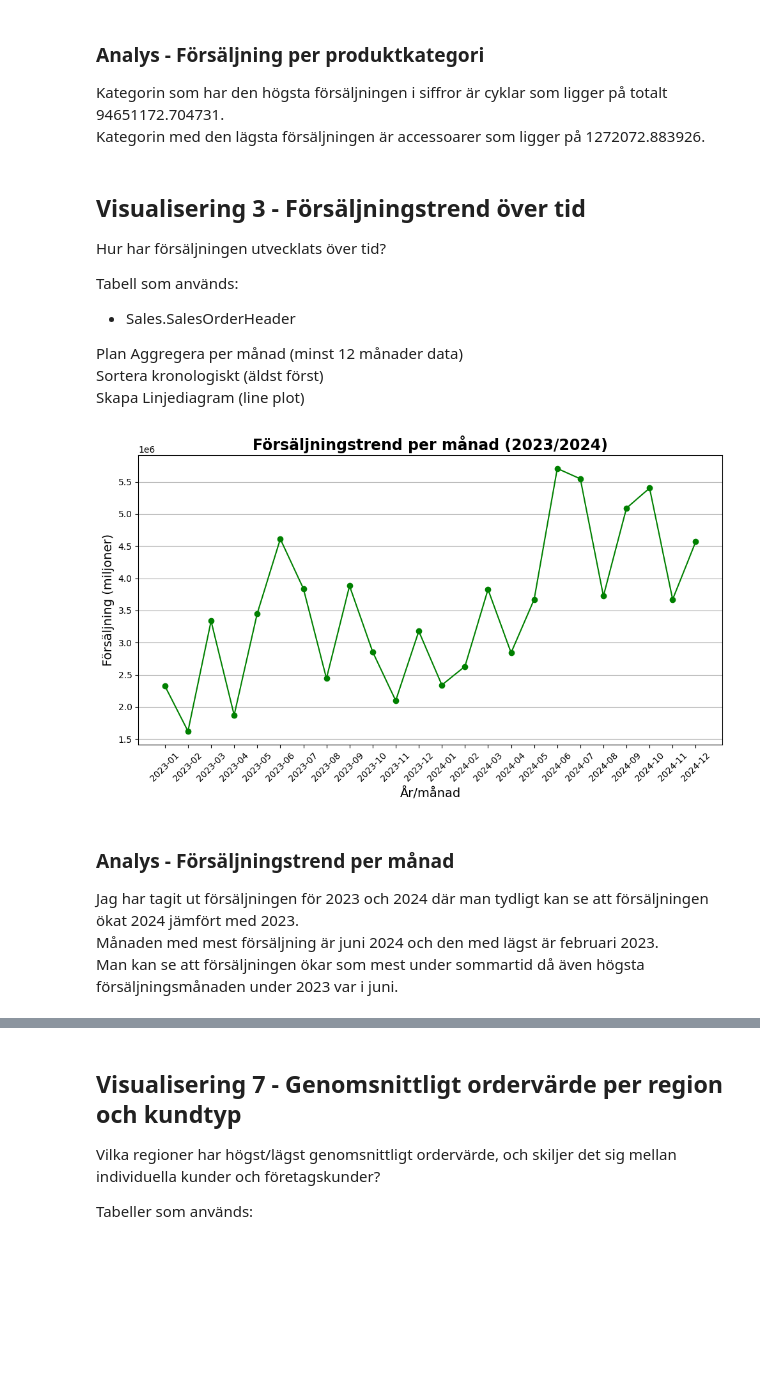
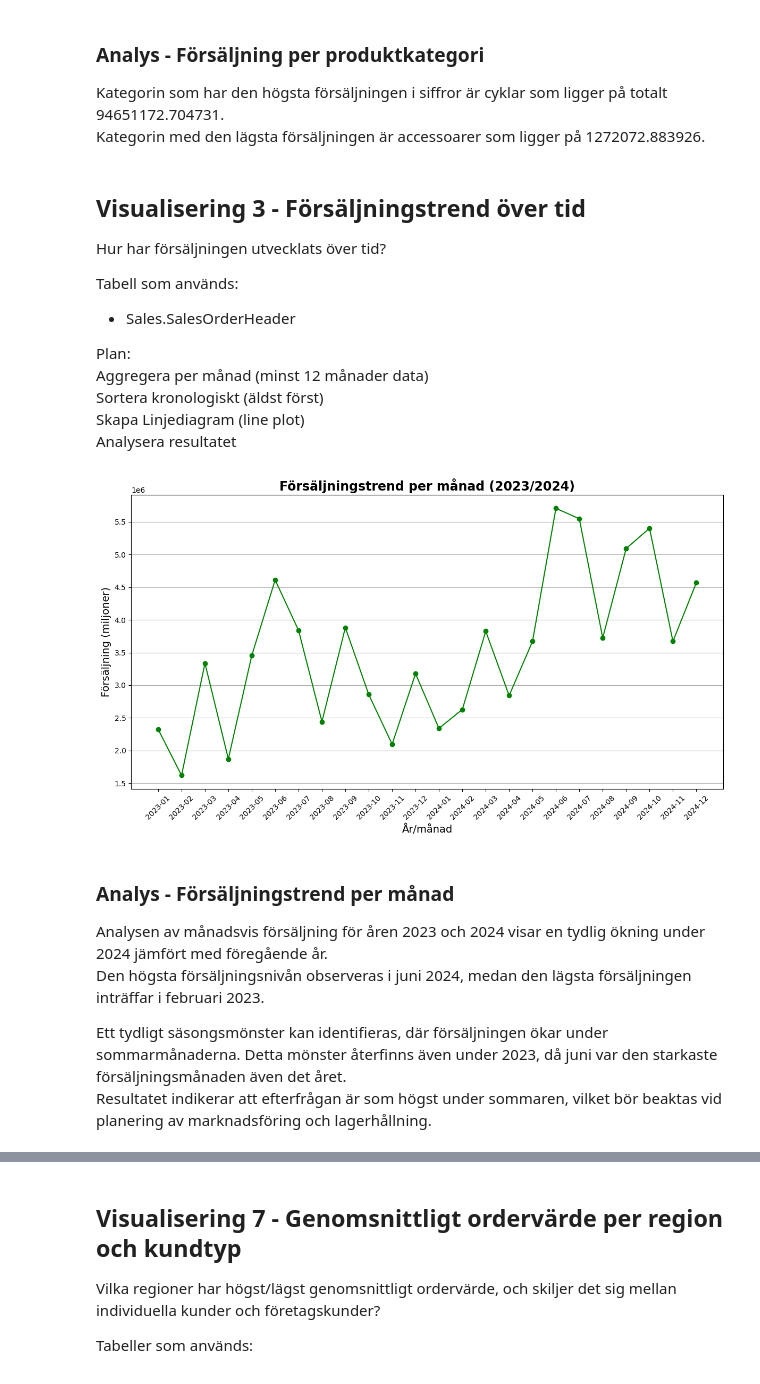
Before and after one commit to MagdalenaPersson/adventureworks-analys, a Jupyter notebook: notebooks/analys.ipynb, the cells around one changed output, grey strips where cells are left out. Saved outputs shown, nothing was run; the diff lists cells and outputs as text; code cells hidden in the pictures; blank space fills up the shorter version.

```diff
--- a/notebooks/analys.ipynb
+++ b/notebooks/analys.ipynb
@@ -166,41 +166,43 @@ Hur har försäljningen utvecklats över tid?
 Tabell som används:
 - Sales.SalesOrderHeader
 
-Plan
+Plan:
 Aggregera per månad (minst 12 månader data)
 Sortera kronologiskt (äldst först)
 Skapa Linjediagram (line plot)
+Analysera resultatet
 # %%
 query_vis3 = """
 SELECT
     FORMAT(OrderDate, 'yyyy-MM') AS YearMonth,
     SUM(TotalDue) AS TotalSales
 FROM Sales.SalesOrderHeader
 WHERE OrderDate >= '2023-01-01'
 AND OrderDate < '2025-01-01'
 GROUP BY FORMAT(OrderDate, 'yyyy-MM')
 ORDER BY YearMonth ASC;
 """
 
 df_vis3 = query_df(query_vis3)
 
-fig, ax = plt.subplots(figsize=(10,6))
+fig, ax = plt.subplots(figsize=(12,7))
 plot = ax.plot(df_vis3["YearMonth"], df_vis3["TotalSales"], marker="o", color="green")
 ax.set_title("Försäljningstrend per månad (2023/2024)", fontsize=17, fontweight="bold")
 ax.set_xlabel("År/månad", fontsize=14)
 ax.set_ylabel("Försäljning (miljoner)", fontsize=14)
 ax.grid(True, axis="y")
 plt.xticks(rotation=45)
 plt.tight_layout()
 plt.show()
 # %% [output]
-[figure, old version]
+[figure, new version]
 # %% [markdown]
 ### Analys - Försäljningstrend per månad
+Analysen av månadsvis försäljning för åren 2023 och 2024 visar en tydlig ökning under 2024 jämfört med föregående år.
+Den högsta försäljningsnivån observeras i juni 2024, medan den lägsta försäljningen inträffar i februari 2023.
 
-Jag har tagit ut försäljningen för 2023 och 2024 där man tydligt kan se att försäljningen ökat 2024 jämfört med 2023.
-Månaden med mest försäljning är juni 2024 och den med lägst är februari 2023.
-Man kan se att försäljningen ökar som mest under sommartid då även högsta försäljningsmånaden under 2023 var i juni.
+Ett tydligt säsongsmönster kan identifieras, där försäljningen ökar under sommarmånaderna. Detta mönster återfinns även under 2023, då juni var den starkaste försäljningsmånaden även det året.
+Resultatet indikerar att efterfrågan är som högst under sommaren, vilket bör beaktas vid planering av marknadsföring och lagerhållning.
 # %% [markdown]
 ## Visualisering 4 - Försäljning och antal ordrar per år
 Hur ser total försäljning och antal ordrar ut per år?
```
Also changed, not shown: parts of 22 cells of this notebook.
